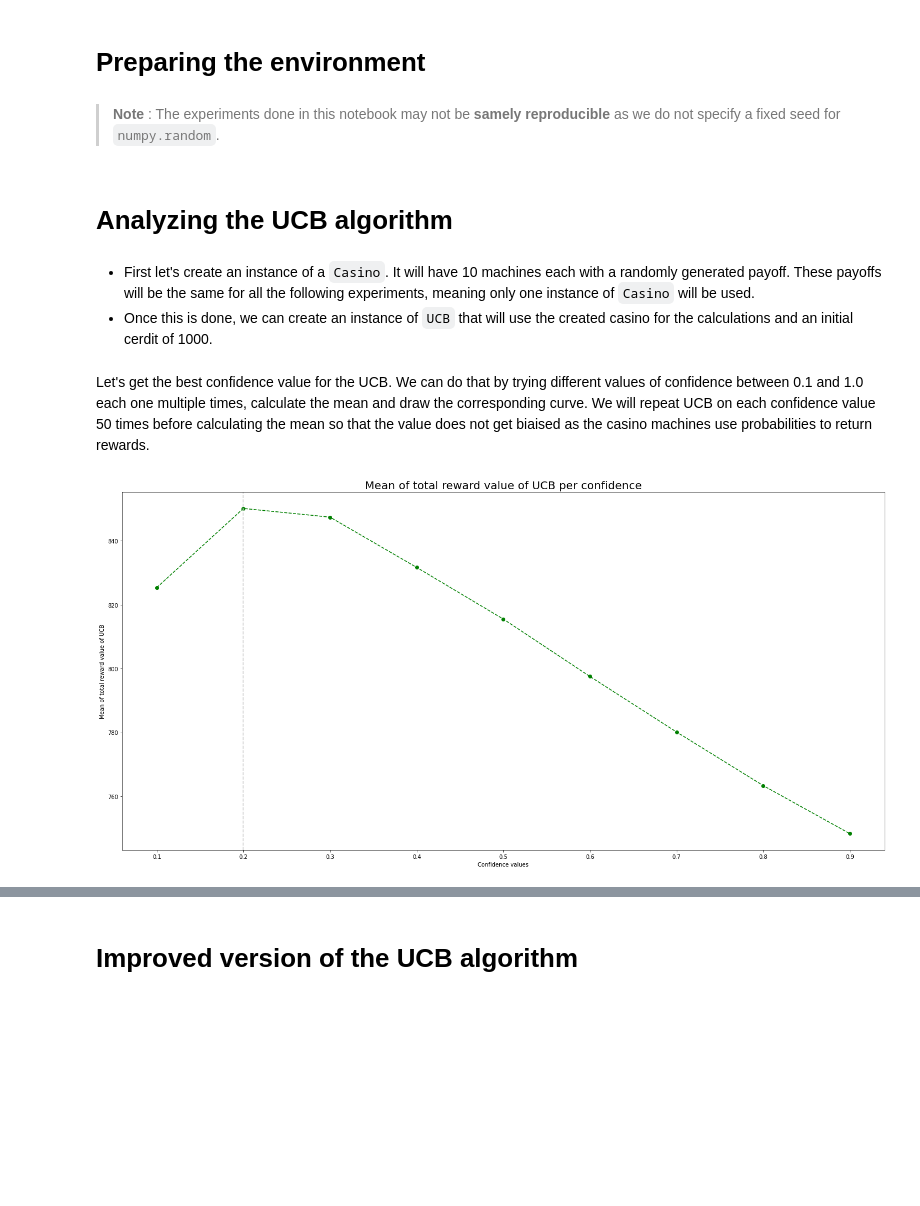
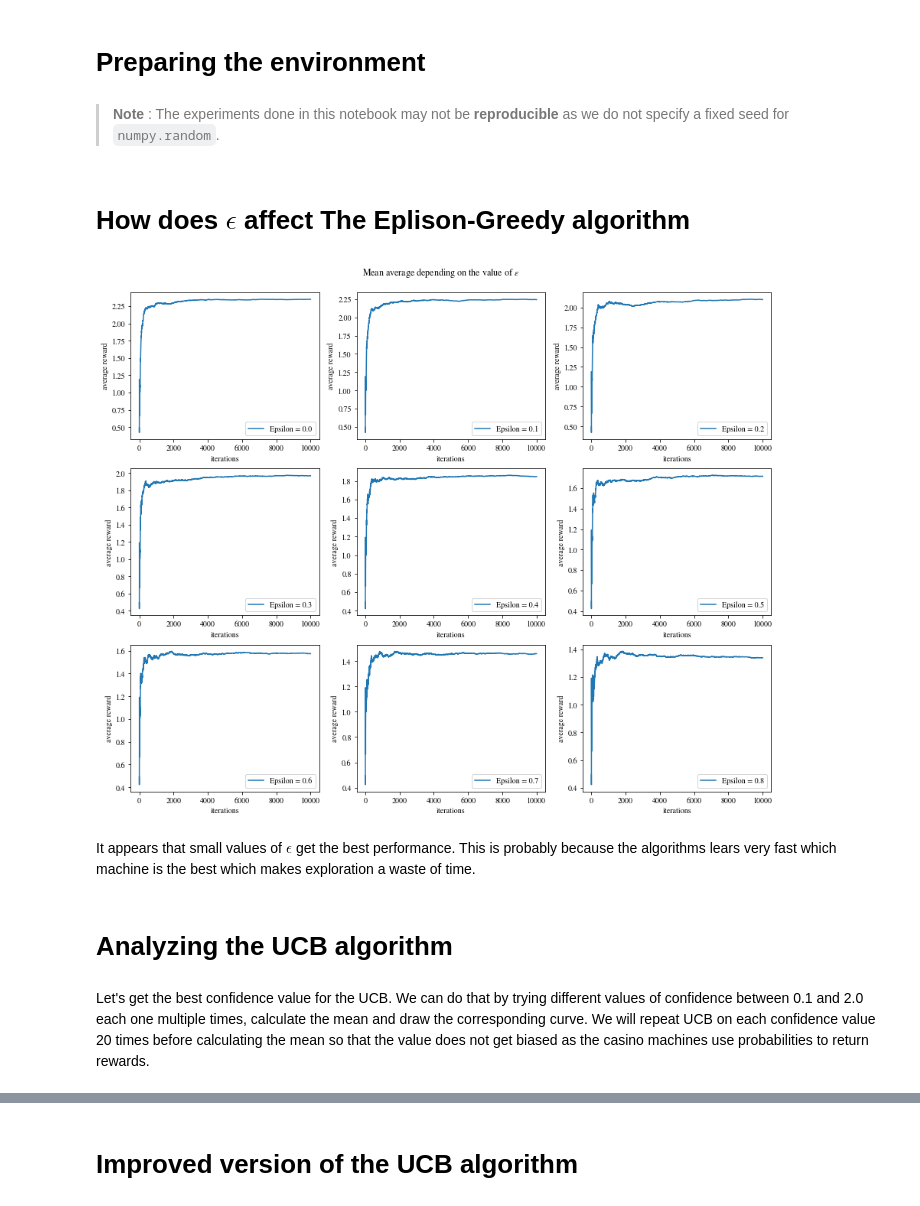
Before and after one commit to jizekki/monte-carlo, a Jupyter notebook: notebook.ipynb, the cells around one changed output, grey strips where cells are left out. Drawn from its saved outputs; the diff is of its cells as text; code cells hidden in the pictures; blank space fills up the shorter version.

```diff
--- a/notebook.ipynb
+++ b/notebook.ipynb
@@ -13,11 +10,41 @@ from IPython.core.pylabtools import figsize
+# %%
+%matplotlib inline
+matplotlib.rcParams['mathtext.fontset'] = 'stix'
+matplotlib.rcParams['font.family'] = 'STIXGeneral'
+matplotlib.rcParams['font.size'] = 10
+plt.rcParams['axes.axisbelow'] = True
 # %% [markdown]
 > **Note** :
-> The experiments done in this notebook may not be **samely reproducible** as we do not specify a fixed seed for
+> The experiments done in this notebook may not be **reproducible** as we do not specify a fixed seed for
 > `numpy.random`.
+# %% [markdown]
+# How does $\epsilon$ affect The Eplison-Greedy algorithm
+# %%
+casino = Casino(nb=50)
+epsilon_values = np.arange(0.0, 0.9, 0.1)
+
+fig = plt.figure(figsize=[15, 12])
+params = {
+    "initial_credit": 10000,
+    "test_iterations": 1,
+}
+
+for i, epsilon in enumerate(epsilon_values):
+    epsilon_glouton = EpsilonGlouton(casino, **params, epsilon=epsilon)
+    epsilon_glouton.do_epsilon_glouton()
+    ax = fig.add_subplot(3, 3, i+1)
+    ax.plot(epsilon_glouton.avg_reward, label="Epsilon = %.1f" % epsilon)
+    ax.legend()
+    ax.set_xlabel("iterations", fontsize=10)
+    ax.set_ylabel("average reward", fontsize=10)
+
+fig.suptitle("Mean average depending on the value of $\epsilon$", y=0.92)
+plt.savefig("images/figure_1.jpg", dpi=400)
+# %% [output]
+[figure, added]
+# %% [markdown]
+It appears that small values of $\epsilon$ get the best performance. This is probably because the algorithms lears very fast which machine is the best which makes exploration a waste of time.
 # %% [markdown]
 # Analyzing the UCB algorithm
-# %% [markdown]
-- First let's create an instance of a `Casino`. It will have 10 machines each with a randomly generated payoff. These payoffs will be the same for all the following experiments, meaning only one instance of `Casino` will be used.
-- Once this is done, we can create an instance of `UCB` that will use the created casino for the calculations and an initial cerdit of 1000.
 # %%
 nb_machines = 10
@@ -28,11 +55,11 @@ ucb = UCB(casino, initialCredit=initial_credit, confidence=1)
 # %% [markdown]
-Let's get the best confidence value for the UCB. We can do that by trying different values of confidence between 0.1 and 1.0 each one multiple times, calculate the mean and draw the corresponding curve. We will repeat UCB on each confidence value 50 times before calculating the mean so that the value does not get biaised as the casino machines use probabilities to return rewards.
+Let's get the best confidence value for the UCB. We can do that by trying different values of confidence between 0.1 and 2.0 each one multiple times, calculate the mean and draw the corresponding curve. We will repeat UCB on each confidence value 20 times before calculating the mean so that the value does not get biased as the casino machines use probabilities to return rewards.
 # %%
-confidence_values = np.arange(0.1, 1.0, 0.1)
+confidence_values = np.arange(0.1, 2.0, 0.1)
 total_rewards = []
-repetition = 100
+repetition = 20
 with tqdm(
-    total=len(confidence_values) * repetition, desc="Looking for the best confidence"
+    total=len(confidence_values) * repetition, desc="Testing values"
 ) as pbar:
     for c in range(len(confidence_values)):
         ucb.confidence = confidence_values[c]
@@ -41,16 +68,3 @@ with tqdm(
             reward += ucb.do_ucb()  # automatically initializes environment at each call
             pbar.update(1)
         total_rewards.append(reward / repetition)
-
-
-fig, ax = plt.subplots(figsize=(20, 10))
-ax.set_ylabel("Mean of total reward value of UCB")
-ax.set_xlabel("Confidence values")
-ax.set_title("Mean of total reward value of UCB per confidence", fontsize=20)
-plt.plot(confidence_values, total_rewards, marker="o", linestyle="--", color="g")
-ax.axvline(
-    x=confidence_values[np.argmax(total_rewards)], linestyle="--", color="lightgrey"
-)
-fig.tight_layout()
-# %% [output]
-[figure, removed]
```
Also changed, not shown: parts of 15 cells of this notebook, 10 other files.
